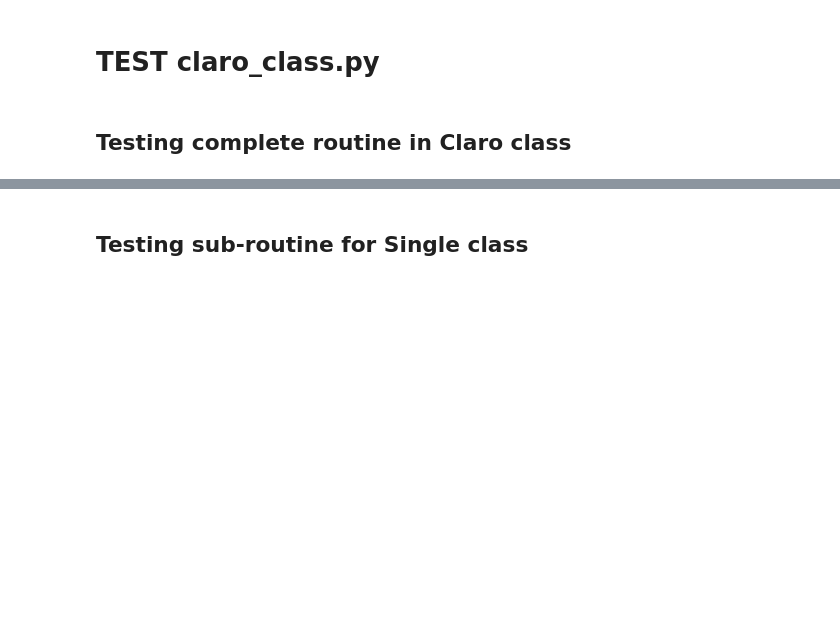
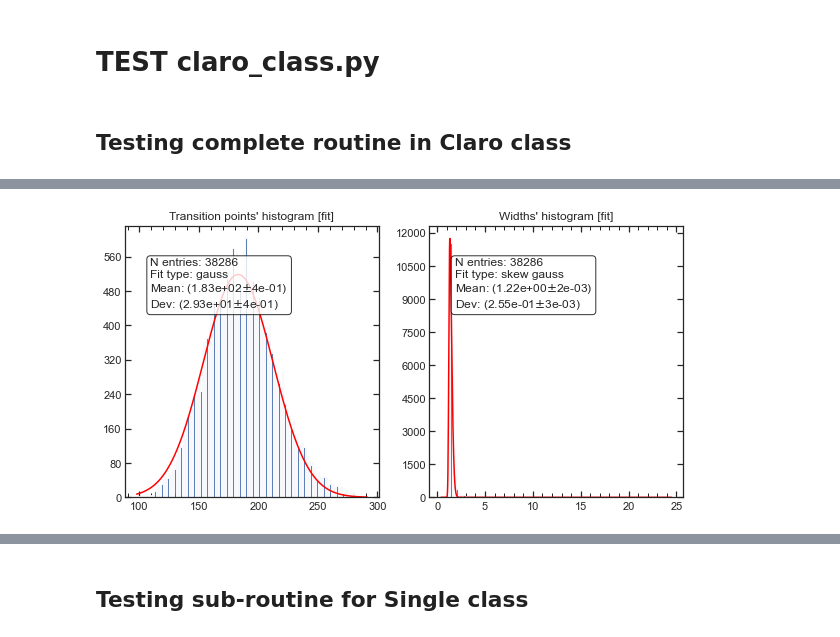
Before and after one commit to martina01natali/OOPROJECT, a Jupyter notebook: pyproj/branch_claro_CLOSED/Def/TEST_claro_class.ipynb, the cells around one changed output, grey strips where cells are left out. Drawn from its saved outputs; the diff is of its cells as text; code cells hidden in the pictures; blank space fills up the shorter version.

```diff
--- a/pyproj/branch_claro_CLOSED/Def/TEST_claro_class.ipynb
+++ b/pyproj/branch_claro_CLOSED/Def/TEST_claro_class.ipynb
@@ -46,0 +136,6 @@ RuntimeError: Optimal parameters not found: The maximum number of function evalu
+# %%
+fig, ax = plt.subplots(1,2, figsize=(10,5))
+new.hist_tw(ax=ax, source='fit')
+plt.savefig("hist_tw-fromFit.pdf")
+# %% [output]
+[figure, added]
```
Also changed, not shown: parts of 22 cells of this notebook, 15 other files.
